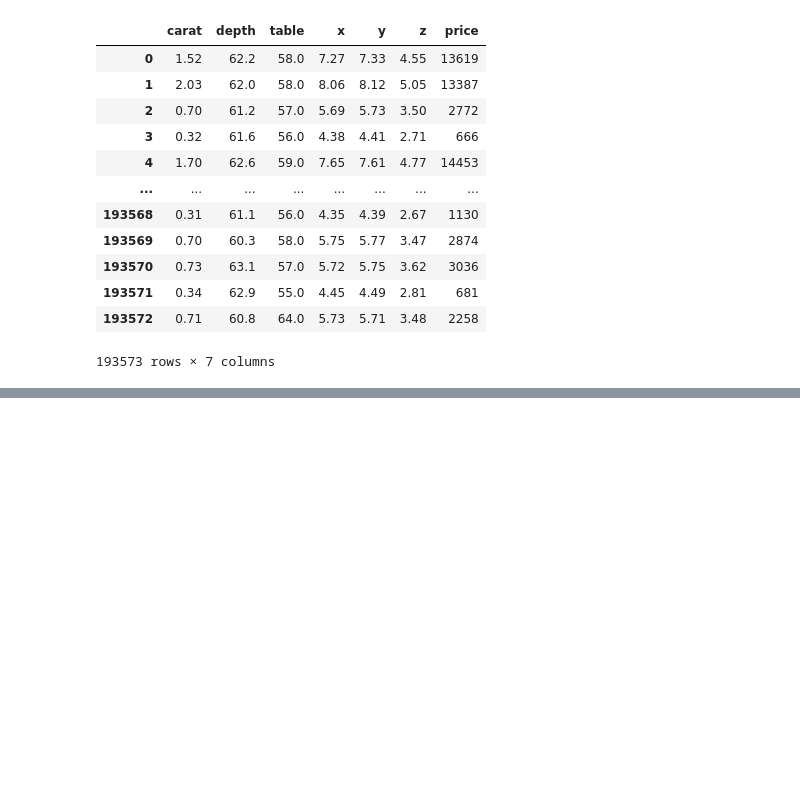
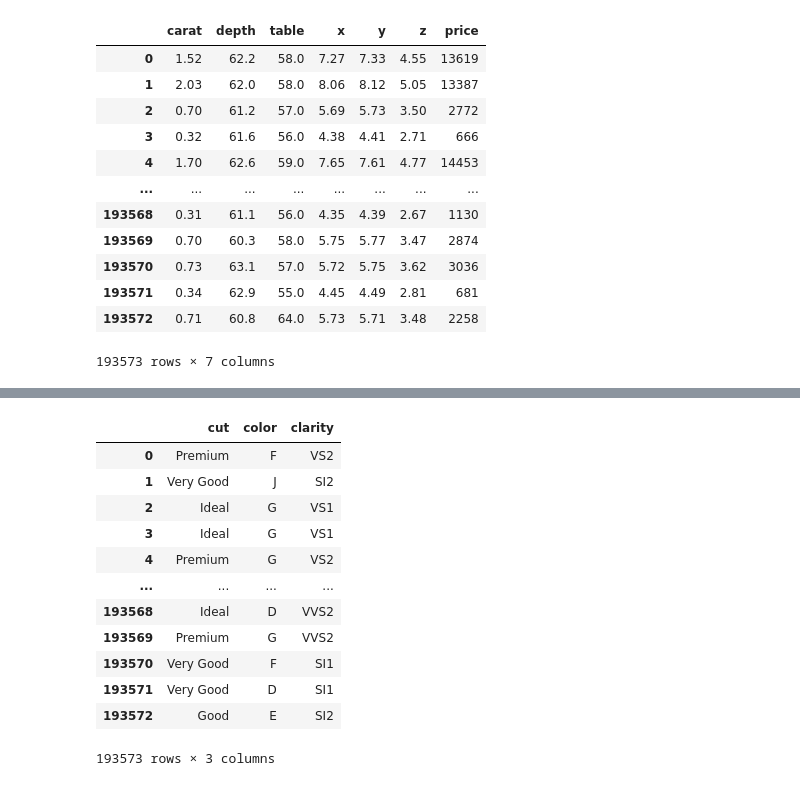
Before and after one commit to UjjTiw/mlops, a Jupyter notebook: experiment/experiments2.ipynb, the cells around one changed output, grey strips where cells are left out. Drawn from its saved outputs; the diff is of its cells as text; code cells hidden in the pictures; blank space fills up the shorter version.

```diff
--- a/experiment/experiments2.ipynb
+++ b/experiment/experiments2.ipynb
@@ -143,0 +200,8 @@ data[num_columns]
+# %%
+cut_map={"Fair":1,"Good":2,"Very Good":3,"Premium":4,"Ideal":5}
+clarity_map = {"I1":1,"SI2":2 ,"SI1":3 ,"VS2":4 , "VS1":5 , "VVS2":6 , "VVS1":7 ,"IF":8}
+color_map = {"D":1 ,"E":2 ,"F":3 , "G":4 ,"H":5 , "I":6, "J":7}
+# %%
+data["cut"]=data["cut"].map(cut_map)
+data["clarity"]=data["clarity"].map(clarity_map)
+data["color"]=data["color"].map(color_map)
@@ -143,0 +213,22 @@ data[num_columns]
+# %%
+X = data.drop(labels=['price','id'], axis = 1)
+y = data['price']
+# %%
+cat_cols =X.select_dtypes(include="object").columns
+num_cols=X.select_dtypes(exclude='object').columns
+# %%
+cat_cols
+# %% [output]
+|  | cut | color | clarity |
+| 0 | Premium | F | VS2 |
+| 1 | Very Good | J | SI2 |
+| 2 | Ideal | G | VS1 |
+| 3 | Ideal | G | VS1 |
+| 4 | Premium | G | VS2 |
+| ... | ... | ... | ... |
+| 193568 | Ideal | D | VVS2 |
+| 193569 | Premium | G | VVS2 |
+| 193570 | Very Good | F | SI1 |
+| 193571 | Very Good | D | SI1 |
+| 193572 | Good | E | SI2 |
+193573 rows × 3 columns
```
Also changed, not shown: parts of 5 cells of this notebook.
